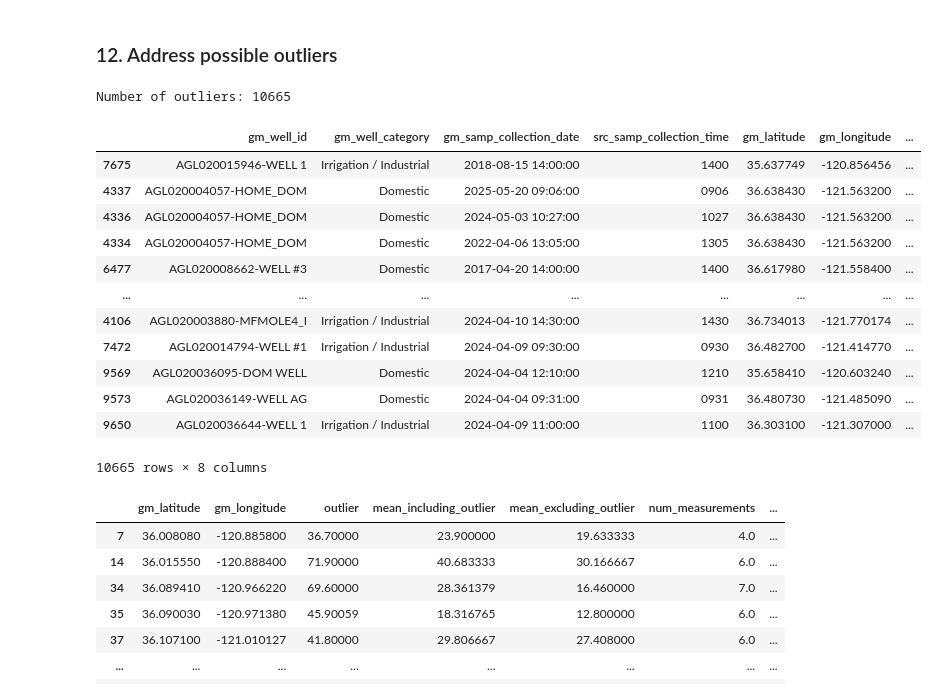
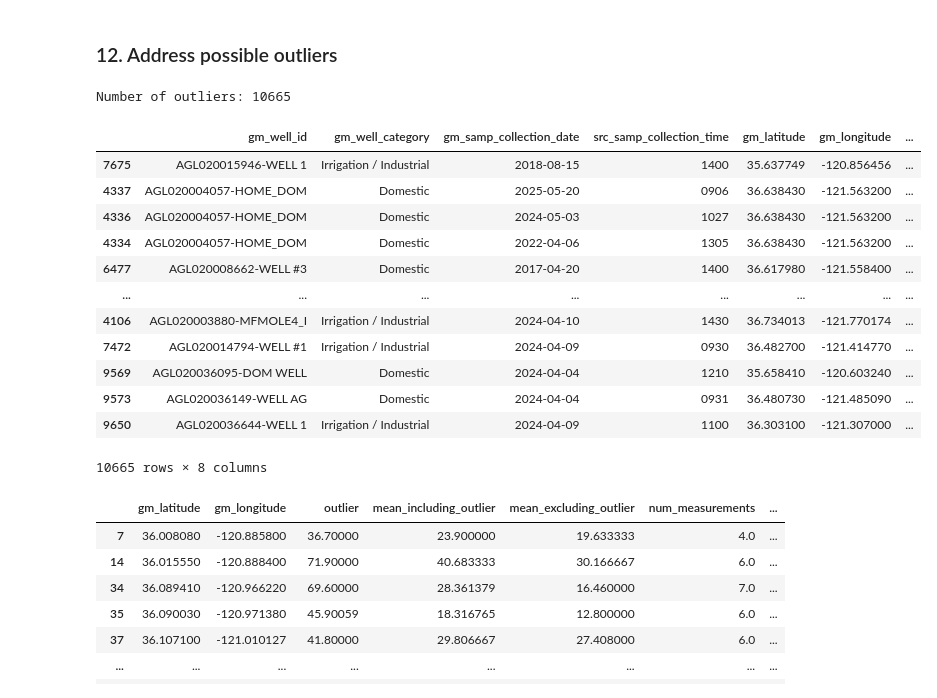
Before and after one commit to Erdos-Projects/fall-2026-infrastructure-placement, a Jupyter notebook: notebooks/groundwater/gwater_clean.ipynb, the cells around one changed output. Drawn from its saved outputs; the diff is of its cells as text; code cells hidden in the pictures.

```diff
--- a/notebooks/groundwater/gwater_clean.ipynb
+++ b/notebooks/groundwater/gwater_clean.ipynb
@@ -389,42 +389,42 @@ dtype: int64
 # %%
 ## Globally using interquartile range method.
 ## Anything above 75% percentile.
 #
 def flag_outliers(df):
     q1 = df["nitrate_mg_L"].quantile(0.25)
     q3 = df["nitrate_mg_L"].quantile(0.75)
     iqr = q3 - q1
 
     #print(f"Interquartile range: {iqr:.3f}")
     lower = 0
     upper = q3 + 1.5 * iqr
 
-    group = df.copy()
+    df = df.copy()
     df["is_outlier"] = (
         (df["nitrate_mg_L"] < lower) |
         (df["nitrate_mg_L"] > upper)
     )
-    return group
+    return df
 
 outliers = flag_outliers(groundwater_final)
 
 print(f"Number of outliers: {len(outliers)}")
 
 display(outliers.sort_values("nitrate_mg_L", ascending=False))
 # %% [output]
 Number of outliers: 10665
 |  | gm_well_id | gm_well_category | gm_samp_collection_date | src_samp_collection_time | gm_latitude | gm_longitude | ... |
-| 7675 | AGL020015946-WELL 1 | Irrigation / Industrial | 2018-08-15 14:00:00 | 1400 | 35.637749 | -120.856456 | ... |
-| 4337 | AGL020004057-HOME_DOM | Domestic | 2025-05-20 09:06:00 | 0906 | 36.638430 | -121.563200 | ... |
-| 4336 | AGL020004057-HOME_DOM | Domestic | 2024-05-03 10:27:00 | 1027 | 36.638430 | -121.563200 | ... |
-| 4334 | AGL020004057-HOME_DOM | Domestic | 2022-04-06 13:05:00 | 1305 | 36.638430 | -121.563200 | ... |
-| 6477 | AGL020008662-WELL #3 | Domestic | 2017-04-20 14:00:00 | 1400 | 36.617980 | -121.558400 | ... |
+| 7675 | AGL020015946-WELL 1 | Irrigation / Industrial | 2018-08-15 | 1400 | 35.637749 | -120.856456 | ... |
+| 4337 | AGL020004057-HOME_DOM | Domestic | 2025-05-20 | 0906 | 36.638430 | -121.563200 | ... |
+| 4336 | AGL020004057-HOME_DOM | Domestic | 2024-05-03 | 1027 | 36.638430 | -121.563200 | ... |
+| 4334 | AGL020004057-HOME_DOM | Domestic | 2022-04-06 | 1305 | 36.638430 | -121.563200 | ... |
+| 6477 | AGL020008662-WELL #3 | Domestic | 2017-04-20 | 1400 | 36.617980 | -121.558400 | ... |
 | ... | ... | ... | ... | ... | ... | ... | ... |
-| 4106 | AGL020003880-MFMOLE4_I | Irrigation / Industrial | 2024-04-10 14:30:00 | 1430 | 36.734013 | -121.770174 | ... |
-| 7472 | AGL020014794-WELL #1 | Irrigation / Industrial | 2024-04-09 09:30:00 | 0930 | 36.482700 | -121.414770 | ... |
-| 9569 | AGL020036095-DOM WELL | Domestic | 2024-04-04 12:10:00 | 1210 | 35.658410 | -120.603240 | ... |
-| 9573 | AGL020036149-WELL AG | Domestic | 2024-04-04 09:31:00 | 0931 | 36.480730 | -121.485090 | ... |
-| 9650 | AGL020036644-WELL 1 | Irrigation / Industrial | 2024-04-09 11:00:00 | 1100 | 36.303100 | -121.307000 | ... |
+| 4106 | AGL020003880-MFMOLE4_I | Irrigation / Industrial | 2024-04-10 | 1430 | 36.734013 | -121.770174 | ... |
+| 7472 | AGL020014794-WELL #1 | Irrigation / Industrial | 2024-04-09 | 0930 | 36.482700 | -121.414770 | ... |
+| 9569 | AGL020036095-DOM WELL | Domestic | 2024-04-04 | 1210 | 35.658410 | -120.603240 | ... |
+| 9573 | AGL020036149-WELL AG | Domestic | 2024-04-04 | 0931 | 36.480730 | -121.485090 | ... |
+| 9650 | AGL020036644-WELL 1 | Irrigation / Industrial | 2024-04-09 | 1100 | 36.303100 | -121.307000 | ... |
 10665 rows × 8 columns
 # %%
 # Identify outliers within spacial groupings
```
Also changed, not shown: parts of 15 cells of this notebook, 2 other files.
